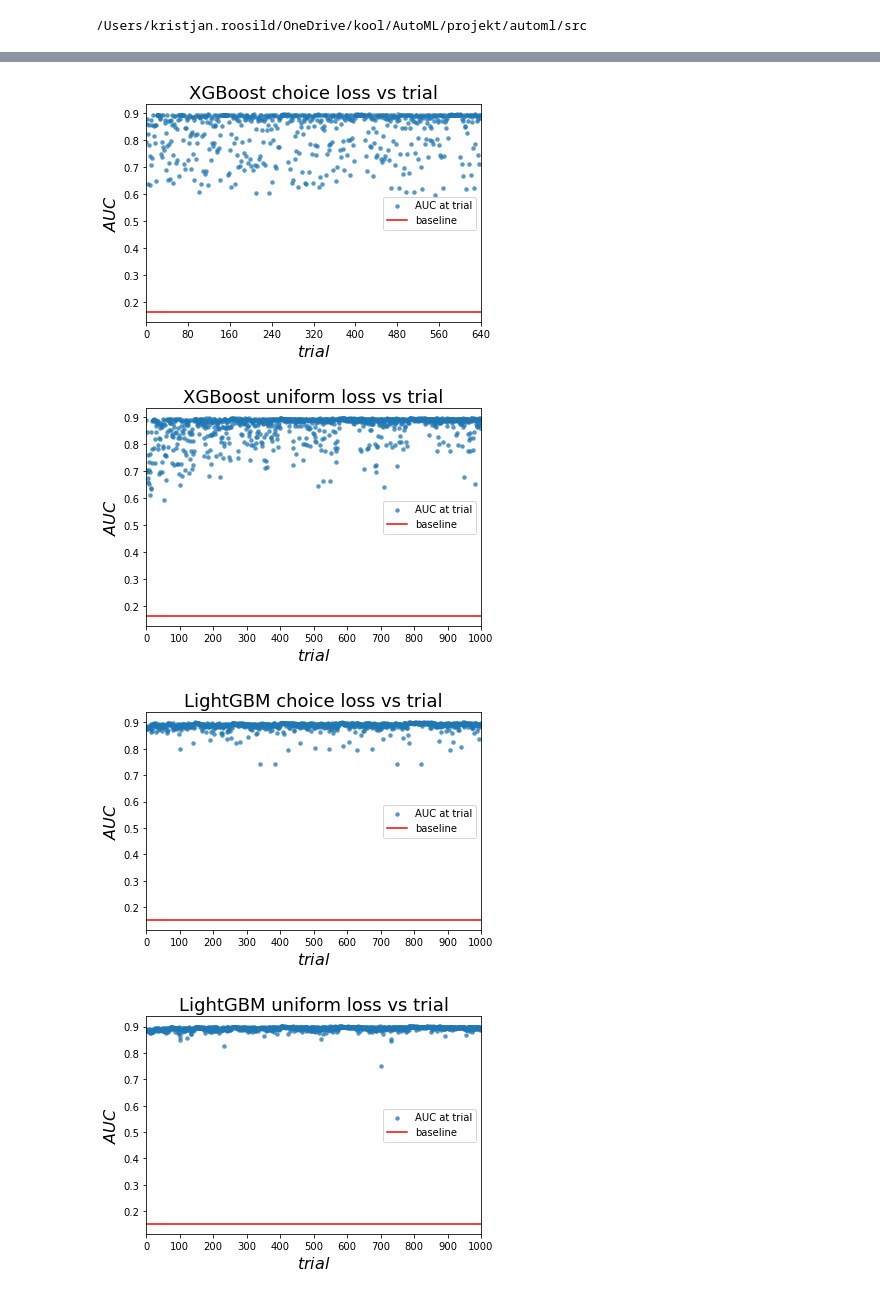
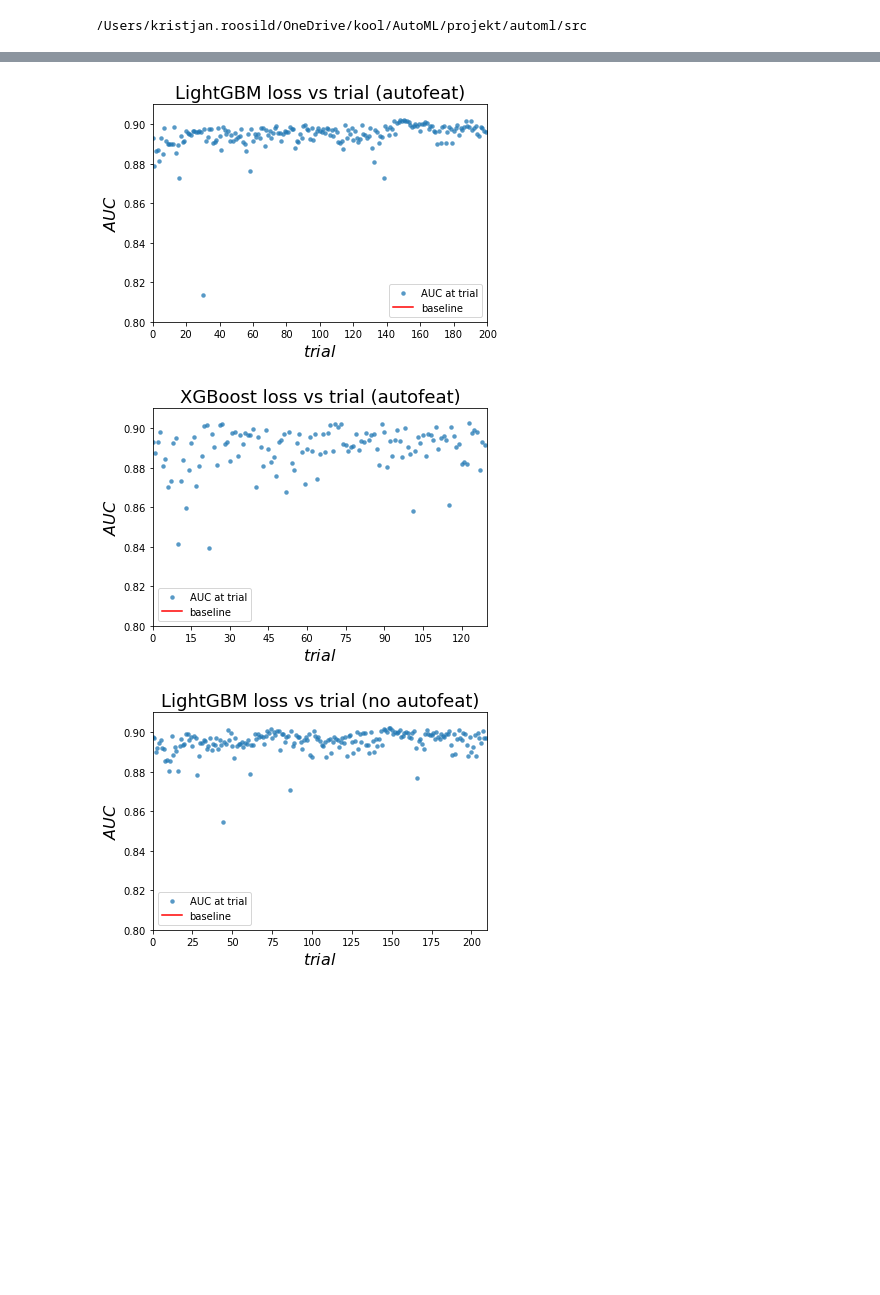
Before and after one commit to amatsin/automl, a Jupyter notebook: trial_results.ipynb, the cells around one changed output, grey strips where cells are left out. Saved outputs shown, nothing was run; the diff lists cells and outputs as text; code cells hidden in the pictures; blank space fills up the shorter version.

Commit message:
add latest results of hyperopt

```diff
--- a/trial_results.ipynb
+++ b/trial_results.ipynb
@@ -7,10 +7,9 @@ import gzip
 import json
 
 trial_filenames = [
-    'trials/xgboost_at_2021-12-29 14-50-42.json.gz',
-    'trials/xgboost_at_2021-12-29 15-00-28.json.gz',
-    'trials/lightgbm_at_2021-12-29 17-17-34.json.gz',
-    'trials/lightgbm_at_2022-01-01 16-03-49.json.gz'
+    'trials/autofeat/lightgbm_at_2022-01-13 11:47:40.json.gz',
+    'trials/autofeat/xgboost_at_2022-01-13 23:39:10.json.gz',
+    'trials/no_autofeat/lightgbm_at_2022-01-13 11:48:14.json.gz',
 ]
 
 def get_best_loss(filename):
@@ -28,10 +27,9 @@ for fn in trial_filenames:
     best_losses[fn]=get_best_loss(fn)
 # %%
 log_filenames = [
-    'trials/slurm-25398853.out.gz',
-    'trials/slurm-25398856.out.gz',
-    'trials/slurm-25398910.out.gz',
-    'trials/slurm-25398911.out.gz'
+    'trials/autofeat/slurm-25868208.out.gz',
+    'trials/autofeat/slurm-25885298.out.gz',
+    'trials/no_autofeat/slurm-25868200.out.gz',
 ]
 
 def contains_loss(loss, filename):
@@ -40,13 +38,6 @@ def contains_loss(loss, filename):
             if str(loss) in line:
                 return True
         return False
-
-def hp_range_type(filename):
-    with gzip.open(filename, mode='rt') as log:
-        for line in log:
-            if '_temp.py' in line:
-                return 'uniform'
-        return 'choice'
 
 def algo_name(filename):
     with gzip.open(filename, mode='rt') as log:
@@ -63,9 +54,23 @@ def get_baseline_auc(filename):
                 break
     return float(line.split(' = ')[1].strip())
 
+def autofeat(filename):
+    with gzip.open(filename, mode='rt') as log:
+        for line in log:
+            if 'AutoFeat' in line:
+                return 'autofeat'
+    return 'no autofeat'
+
+import re
+def last_trial(filename):
+    with gzip.open(filename, mode='rt') as log:
+        for line in reversed(list(log)):
+            return int(re.search('\|\s\d+/', line)[0][2:][:-1])
+
+
 for best_loss in best_losses.values():
     for fn in log_filenames:
         if contains_loss(best_loss, fn):
-            print(f'Using {algo_name(fn)} the baseline AUC was {get_baseline_auc(fn):.6}. '
-                  f'The best AUC achieved using hyperopt (using hp.{hp_range_type(fn)} mostly) was {1-best_loss:.6}')
+            print(f'Using {algo_name(fn)} with {autofeat(fn)} the baseline AUC was {get_baseline_auc(fn):.6}. '
+                  f'The best AUC achieved with {last_trial(fn)} trials using hyperopt was {1-best_loss:.6}')
 # %% [output]
@@ -76,16 +80,15 @@ Using LightGBM the baseline AUC was 0.848149. The best AUC achieved using hypero
 # %%
 from monitor import Monitor
 
 for jsonfn, best_loss in best_losses.items():
     for fn in log_filenames:
         if contains_loss(best_loss, fn):
-            title = f'{algo_name(fn)} {hp_range_type(fn)} loss vs trial'
+            title = f'{algo_name(fn)} loss vs trial ({autofeat(fn)})'
             monitor = Monitor(get_baseline_auc(fn), f'trials/{title}')
             with gzip.open(jsonfn) as fp:
                 results = json.load(fp)
-                monitor.save_trials_auc_graph(results, title)
+                monitor.save_trials_auc_graph(results, title, (0.8, 0.91))
 # %% [output]
-[figure, old version]
+[figure, new version]
-[figure, old version]
+[figure, new version]
-[figure, old version]
+[figure, new version]
-[figure, removed]
```
Also changed, not shown: parts of 1 cell of this notebook, 36 other files.
